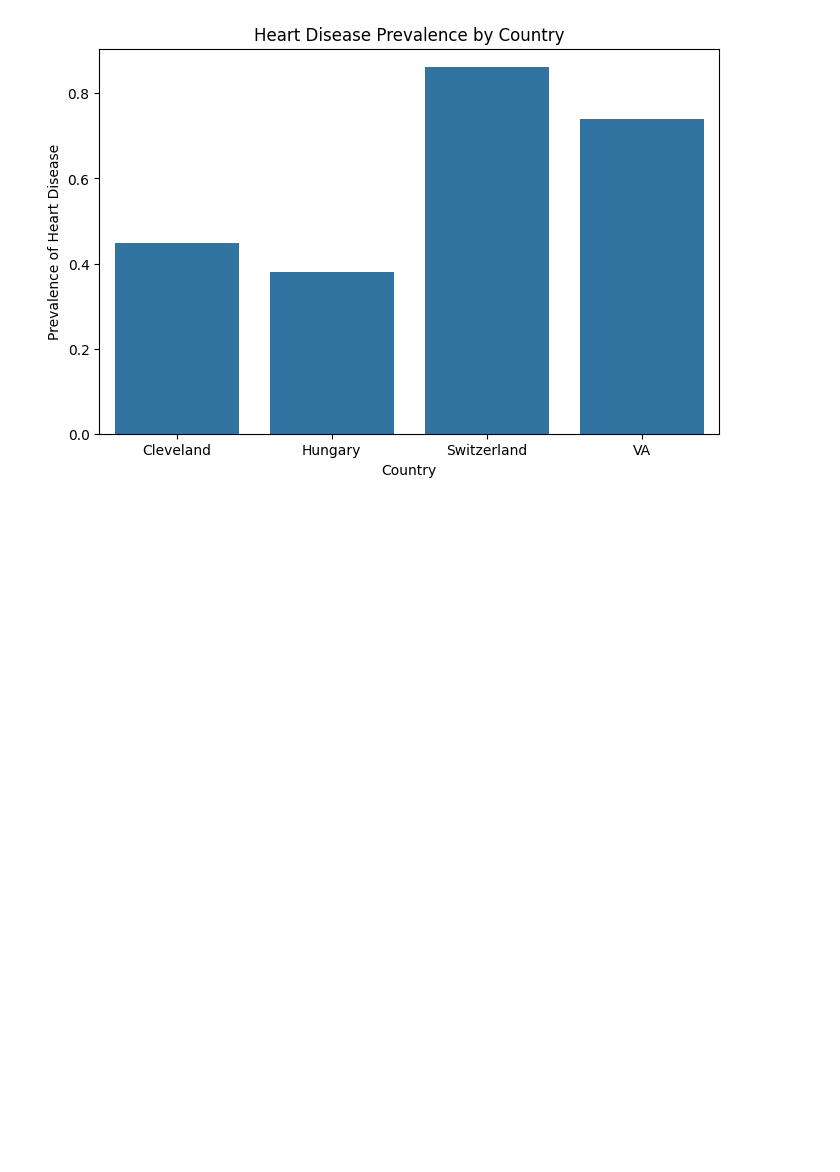
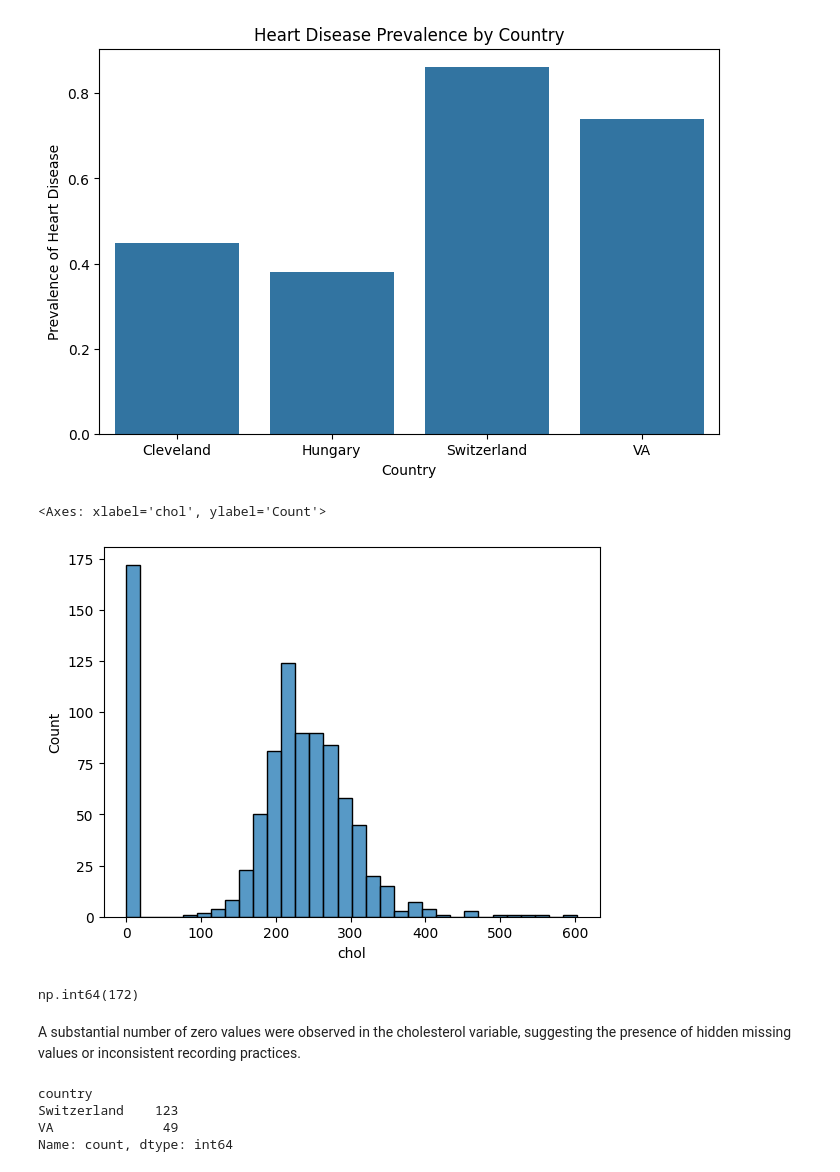
Before and after one commit to JavidNurulu/heart-disease-analysis, a Jupyter notebook: Notebooks/01_data_understanding.ipynb, the cells around one changed output. Saved outputs shown, nothing was run; the diff lists cells and outputs as text; code cells hidden in the pictures; blank space fills up the shorter version.

Commit message:
Zero Values

```diff
--- a/Notebooks/01_data_understanding.ipynb
+++ b/Notebooks/01_data_understanding.ipynb
@@ -251,3 +251,21 @@ plt.xlabel("Country")
 plt.show()
 # %% [output]
 [figure]
+# %%
+sns.histplot(df["chol"])
+# %% [output]
+<Axes: xlabel='chol', ylabel='Count'>
+[figure, added]
+# %%
+(df["chol"] == 0).sum()
+# %% [output]
+np.int64(172)
+# %% [markdown]
+A substantial number of zero values were observed in the cholesterol variable, suggesting the presence of hidden missing values or inconsistent recording practices.
+# %%
+df[df["chol"] == 0]["country"].value_counts()
+# %% [output]
+country
+Switzerland    123
+VA              49
+Name: count, dtype: int64
```
Also changed, not shown: parts of 7 cells of this notebook, 2 other files.
